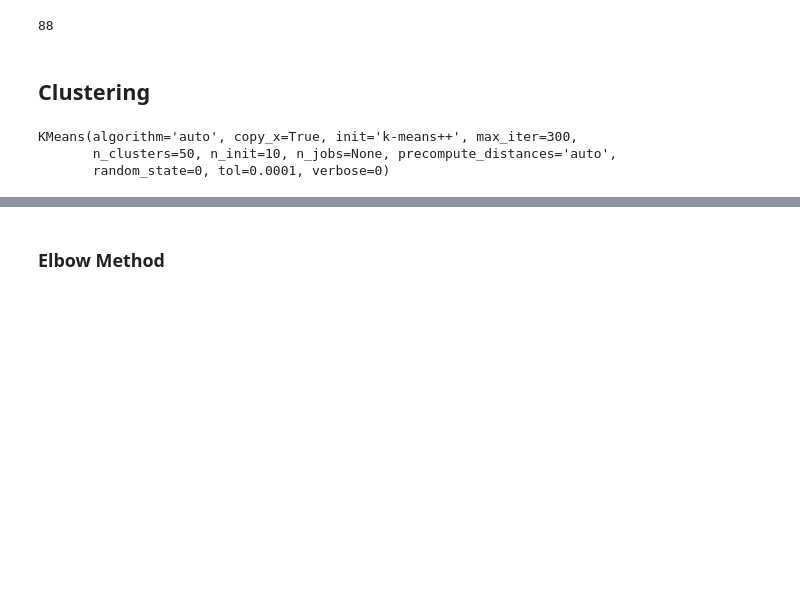
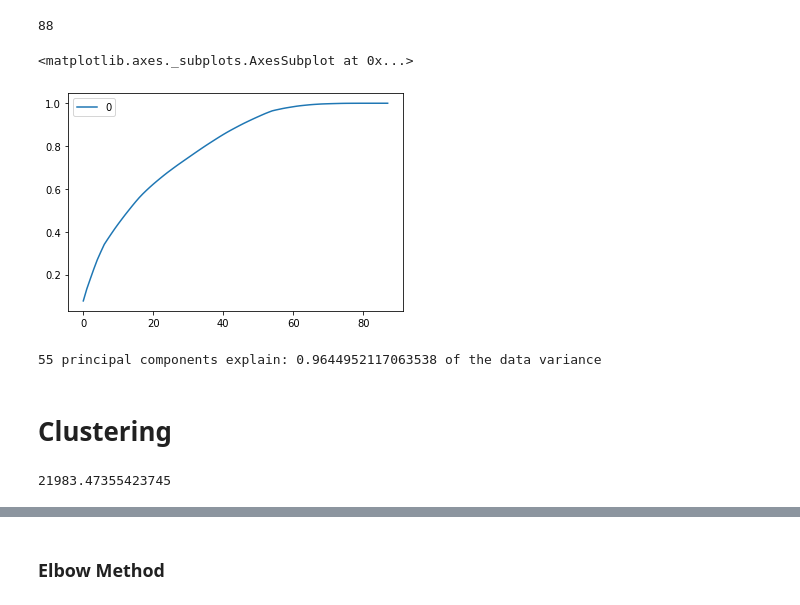
Before and after one commit to Silkways/Investment-Overwatch, a Jupyter notebook: EDA.ipynb, the cells around one changed output, grey strips where cells are left out. Saved outputs shown, nothing was run; the diff lists cells and outputs as text; code cells hidden in the pictures; blank space fills up the shorter version.

```diff
--- a/EDA.ipynb
+++ b/EDA.ipynb
@@ -81,0 +202,4 @@ N_SPLITS = 5
+# %%
+findata = pd.read_csv('metric_final_set.csv')
+# %%
+findata.drop(columns = ['Unnamed: 0'] , inplace = True)
@@ -82,3 +209,7 @@ N_SPLITS = 5
+# %%
+X = findata.iloc[:,1:89]
+y_full = findata.iloc[:,1:89]
+N_SPLITS = 5
 # %%
 imputer = KNNImputer(n_neighbors = 20)
 # %%
@@ -210,5 +349,5 @@ scaled = sc.fit_transform(comb2)
 # %%
 pca = PCA(n_components = None)
 # %%
-X2D = pca.fit_transform(scaled)
+XD = pca.fit_transform(scaled)
 # %%
@@ -221,3 +376,7 @@ len(pca.explained_variance_ratio_)
 88
 # %%
 df = pd.DataFrame(pca.explained_variance_ratio_)
+df.cumsum().plot()
+# %% [output]
+<matplotlib.axes._subplots.AxesSubplot at 0x...>
+[figure, added]
@@ -224,11 +385,14 @@ df = pd.DataFrame(pca.explained_variance_ratio_)
+# %%
+XD = pca1.fit_transform(scaled)
+print('55 principal components explain:', pca1.explained_variance_ratio_.sum(), 'of the data variance')
+# %% [output]
+55 principal components explain: 0.9644952117063538 of the data variance
 # %% [markdown]
-## Clustering
+# Clustering
 # %%
 from sklearn.cluster import KMeans
 
-kmeans = KMeans(n_clusters = 50, random_state =0).fit(comb2)
-kmeans
+kmeans = KMeans(n_clusters = 1200, random_state =0).fit(XD)
+kmeans.inertia_
 # %% [output]
-KMeans(algorithm='auto', copy_x=True, init='k-means++', max_iter=300,
-       n_clusters=50, n_init=10, n_jobs=None, precompute_distances='auto',
-       random_state=0, tol=0.0001, verbose=0)
+21983.47355423745
```
Also changed, not shown: parts of 51 cells of this notebook, 14 other files.
